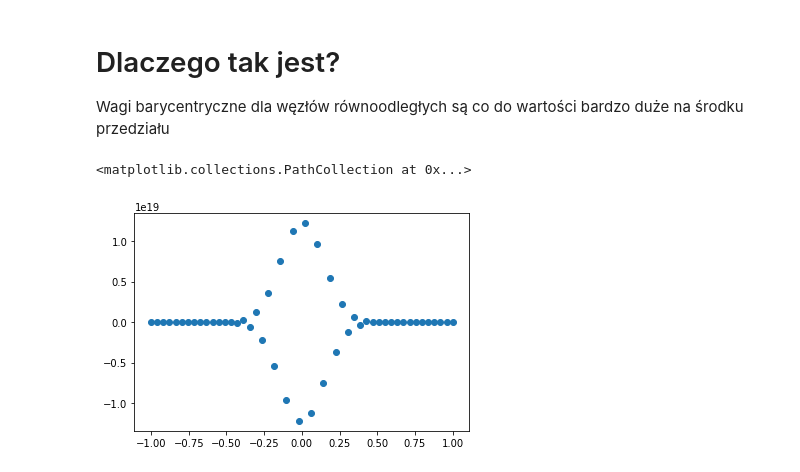
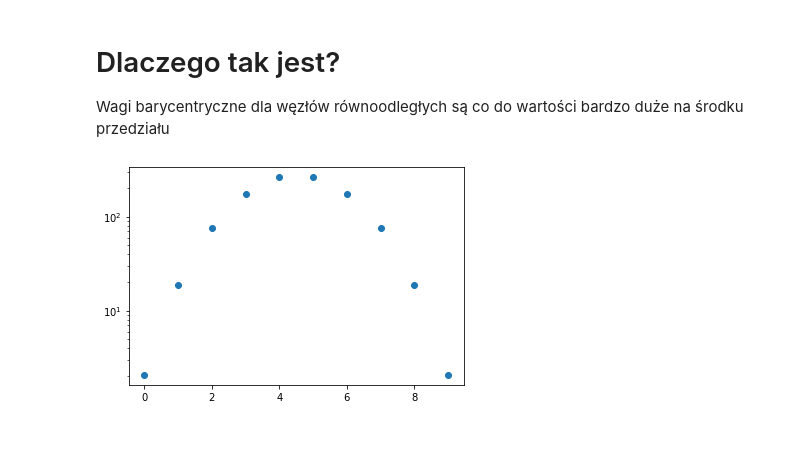
Before and after one commit to wojtekgrzela/public_lectures, a Jupyter notebook: Metody Numeryczne/Lecture 2 (interpolation)/Lecture 2.ipynb, the cells around one changed output. Cells and saved outputs as stored; diff of their text form; code cells hidden in the pictures; blank space fills up the shorter version.

```diff
--- a/Metody Numeryczne/Lecture 2 (interpolation)/Lecture 2.ipynb
+++ b/Metody Numeryczne/Lecture 2 (interpolation)/Lecture 2.ipynb
@@ -296,8 +296,10 @@ plt.plot(X,Y)
 # %% [markdown]
 # Dlaczego tak jest?
 Wagi barycentryczne dla węzłów równoodległych są co do wartości bardzo duże na środku przedziału
-# %%
-plt.scatter(x_i,w_i)
-# %% [output]
-<matplotlib.collections.PathCollection at 0x...>
-[figure, removed]
+# %%
+fig=plt.figure()
+ax=plt.gca()
+ax.scatter(range(0,N),np.abs(w_i))
+ax.set_yscale('log')
+# %% [output]
+[figure, added]
```
Also changed, not shown: parts of 20 cells of this notebook.
